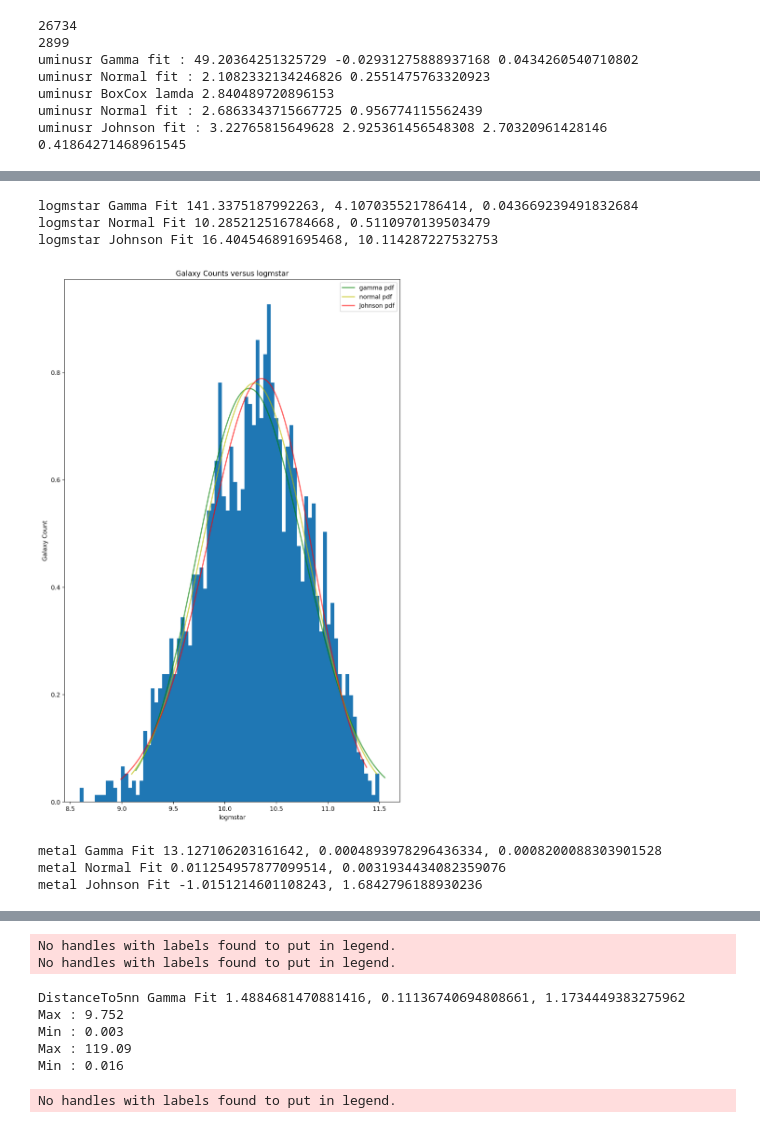
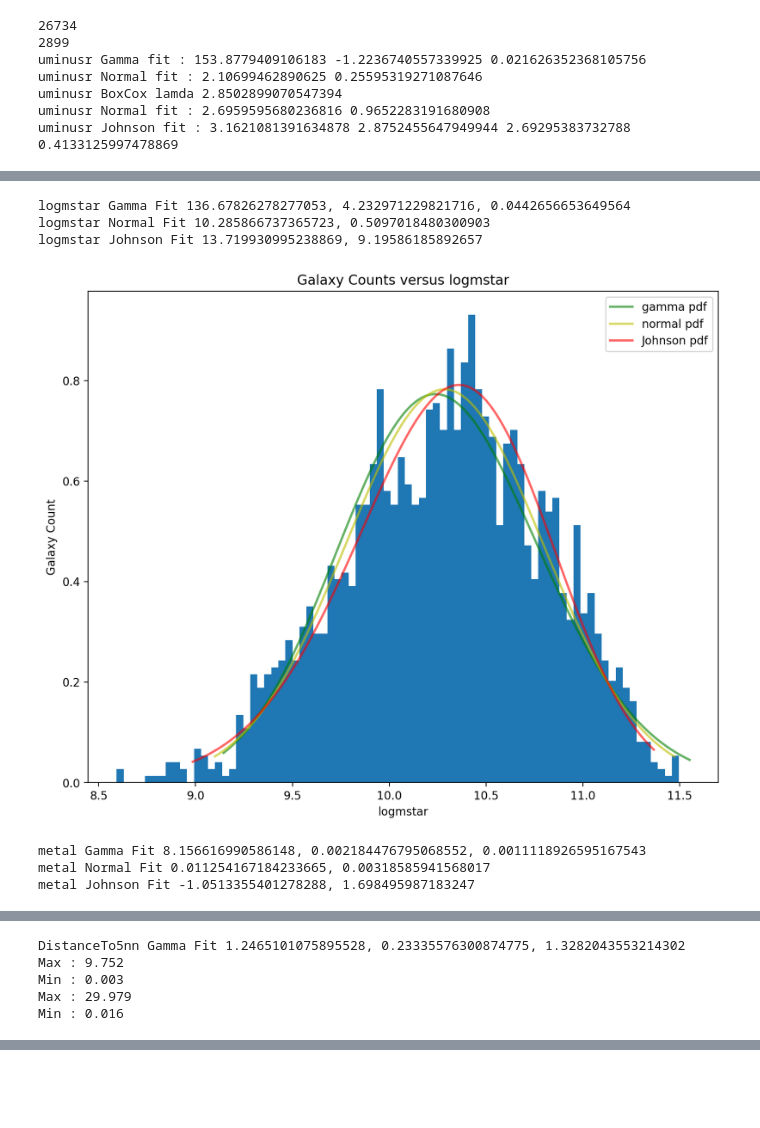
Before and after one commit to KeithSloan/MSc_Project, a Jupyter notebook: Jupyter/AstropyTable/DistributionPlotsEllipticalsEnvironments.ipynb, the cells around one changed output, grey strips where cells are left out. Cells and saved outputs as stored; diff of their text form; code cells hidden in the pictures; blank space fills up the shorter version.

```diff
--- a/Jupyter/AstropyTable/DistributionPlotsEllipticalsEnvironments.ipynb
+++ b/Jupyter/AstropyTable/DistributionPlotsEllipticalsEnvironments.ipynb
@@ -12,7 +12,9 @@ RErange = RErange[RErange['ELLIPTICAL_CODE'] == 1]
 print(len(RErange))
 RErange = RErange[RErange['SurfaceDensityFlag'] == 0]
 #RErange = RErange[RErange['DistanceTo5nnFlag'] == 0]
-#RErange = RErange[RErange['SurfaceDensity'] < 50]
+
+RErange = RErange[RErange['SurfaceDensity'] < 30]
+
 RErange = RErange[RErange['AGEDenParFlag'] == 0]
 RErange = RErange[RErange['CountInCylFlag'] == 0]
 RErange = RErange[RErange['uminusr']> 0.001]
@@ -75,7 +77,7 @@ ax1.legend()
 plt.savefig('../../ChartsPlots/DistributionsCounts-minusr.png')
 plt.show()
 
-fig = plt.figure(figsize=(10, 16), dpi=200)
+fig = plt.figure(figsize=(10, 8), dpi=200)
 xfield ='logmstar'
 ax2 = fig.add_subplot(1, 1, 1)
 ax2.title.set_text('Galaxy Counts versus logmstar')
@@ -143,15 +145,15 @@ ax3.legend()
 plt.savefig('../../ChartsPlots/DistributionsCounts-metal.png')
 plt.show()
 
-fig = plt.figure(figsize=(10, 8), dpi=200)
-ax4 = fig.add_subplot(1, 1, 1)
-ax4.title.set_text('Distributions same Plot')
+#fig = plt.figure(figsize=(10, 8), dpi=200)
+#ax4 = fig.add_subplot(1, 1, 1)
+#ax4.title.set_text('Distributions same Plot')
 
-ax4.plot(xj, stats.johnsonsu.pdf(xj, aj, bj, loc=cj, scale=dj),'r-', lw=2, alpha=0.6, label='uminusr pdf')
-ax4.plot(xlj, stats.johnsonsu.pdf(xlj, alj, blj, loc=clj, scale=dlj),'m-', lw=2, alpha=0.6, label='logmstar pdf')
-ax4.plot(xmj, stats.johnsonsu.pdf(xmj, amj, bmj, loc=cmj, scale=dmj),'y-', lw=2, alpha=0.6, label='metal pdf')
-plt.savefig('../../ChartsPlots/DistributionsCounts-all.png')
-plt.show()
+#ax4.plot(xj, stats.johnsonsu.pdf(xj, aj, bj, loc=cj, scale=dj),'r-', lw=2, alpha=0.6, label='uminusr pdf')
+#ax4.plot(xlj, stats.johnsonsu.pdf(xlj, alj, blj, loc=clj, scale=dlj),'m-', lw=2, alpha=0.6, label='logmstar pdf')
+#ax4.plot(xmj, stats.johnsonsu.pdf(xmj, amj, bmj, loc=cmj, scale=dmj),'y-', lw=2, alpha=0.6, label='metal pdf')
+#plt.savefig('../../ChartsPlots/DistributionsCounts-all.png')
+#plt.show()
 
 fig = plt.figure(figsize=(10, 8), dpi=200)
 xfield = 'CountInCyl'
@@ -173,7 +175,7 @@ xp0, xp1 = stats.pareto.ppf([0.01, 0.99], ap, loc=bp, scale=cp)
 xp = np.linspace(xp0,xp1,100)
 
 #ax5.plot(xg, stats.geom.pdf(xg, loc=ag, scale=bg),'g-', lw=2, alpha=0.6, label='geom pdf')
-#ax5.plot(xe, stats.expon.pdf(xe, loc=ae, scale=be),'g-', lw=2, alpha=0.6, label='expon pdf')
+ax5.plot(xe, stats.expon.pdf(xe, loc=ae, scale=be),'g-', lw=2, alpha=0.6, label='expon pdf')
 #ax5.plot(xp, stats.pareto.pdf(xp, ap, loc=bp, scale=cp),'r-', lw=2, alpha=0.6, label='pareto pdf')
 ax5.hist(RErange[xfield].data, bins=int(0.9+max(RErange[xfield])), density=True)
 #ax5.plot(xcn,ycn,'b', label='Cox Box Inverse')
@@ -212,7 +214,7 @@ xap0, xap1 = stats.pareto.ppf([0.01, 0.99], aap, loc=bap, scale=cap)
 xap = np.linspace(xap0,xap1,100)
 
 #ax2.plot(xg, stats.geom.pdf(xg, loc=ag, scale=bg),'g-', lw=2, alpha=0.6, label='geom pdf')
-#ax7.plot(xae, stats.expon.pdf(xae, loc=aae, scale=bae),'g-', lw=2, alpha=0.6, label='expon pdf')
+ax7.plot(xae, stats.expon.pdf(xae, loc=aae, scale=bae),'g-', lw=2, alpha=0.6, label='expon pdf')
 #ax7.plot(xap, stats.pareto.pdf(xap, aap, loc=bap, scale=cap),'r-', lw=2, alpha=0.6, label='pareto pdf')
 ax7.hist(RErange[xfield], bins=int(0.9+max(RErange[xfield])), density=True)
 #ax4.plot(xag, stats.gamma.pdf(xag, aag, loc=bag, scale = cag),'r-', lw=2, alpha=0.6, label='gamma pdf')
@@ -238,21 +240,21 @@ xsp0, xsp1 = stats.pareto.ppf([0.01, 0.99], asp, loc=bsp, scale=csp)
 xsp = np.linspace(xsp0,xsp1,100)
 
 #ax8.plot(xg, stats.geom.pdf(xg, loc=ag, scale=bg),'g-', lw=2, alpha=0.6, label='geom pdf')
-#ax8.plot(xse, stats.expon.pdf(xse, loc=ase, scale=bse),'g-', lw=2, alpha=0.6, label='expon pdf')
-#ax8.plot(xsp, stats.pareto.pdf(xsp, asp, loc=bsp, scale=csp),'r-', lw=2, alpha=0.6, label='pareto pdf')
+ax8.plot(xse, stats.expon.pdf(xse, loc=ase, scale=bse),'g-', lw=2, alpha=0.6, label='expon pdf')
+ax8.plot(xsp, stats.pareto.pdf(xsp, asp, loc=bsp, scale=csp),'r-', lw=2, alpha=0.6, label='pareto pdf')
 ax8.hist(RErange[xfield].data, bins=binCount, density=True)
 #ax8.plot(xag, stats.gamma.pdf(xs, aas, loc=bs, scale = cs),'r-', lw=2, alpha=0.6, label='gamma pdf')
 #ax8.plot(xcn,ycn,'b', label='Cox Box Inverse')
 ax8.legend()
 
 fig.tight_layout()
-plt.savefig('../../ChartsPlots/DistributionsEnviroments.png')
+plt.savefig('../../ChartsPlots/DistributionsEnvironments.png')
 plt.show()
 # %% [output]
 26734
 2899
-uminusr Gamma fit : 49.20364251325729 -0.02931275888937168 0.0434260540710802
-uminusr Normal fit : 2.1082332134246826 0.2551475763320923
-uminusr BoxCox lamda 2.840489720896153
-uminusr Normal fit : 2.6863343715667725 0.956774115562439
-uminusr Johnson fit : 3.22765815649628 2.925361456548308 2.70320961428146 0.41864271468961545
+uminusr Gamma fit : 153.8779409106183 -1.2236740557339925 0.021626352368105756
+uminusr Normal fit : 2.10699462890625 0.25595319271087646
+uminusr BoxCox lamda 2.8502899070547394
+uminusr Normal fit : 2.6959595680236816 0.9652283191680908
+uminusr Johnson fit : 3.1621081391634878 2.8752455647949944 2.69295383732788 0.4133125997478869
@@ -260,7 +262,7 @@ uminusr Johnson fit : 3.22765815649628 2.925361456548308 2.70320961428146 0.4186
-logmstar Gamma Fit 141.3375187992263, 4.107035521786414, 0.043669239491832684
-logmstar Normal Fit 10.285212516784668, 0.5110970139503479
-logmstar Johnson Fit 16.404546891695468, 10.114287227532753
+logmstar Gamma Fit 136.67826278277053, 4.232971229821716, 0.0442656653649564
+logmstar Normal Fit 10.285866737365723, 0.5097018480300903
+logmstar Johnson Fit 13.719930995238869, 9.19586185892657
-[figure, old version]
+[figure, new version]
-metal Gamma Fit 13.127106203161642, 0.0004893978296436334, 0.0008200088303901528
-metal Normal Fit 0.011254957877099514, 0.0031934434082359076
-metal Johnson Fit -1.0151214601108243, 1.6842796188930236
+metal Gamma Fit 8.156616990586148, 0.002184476795068552, 0.0011118926595167543
+metal Normal Fit 0.011254167184233665, 0.00318585941568017
+metal Johnson Fit -1.0513355401278288, 1.698495987183247
@@ -267,0 +270,5 @@ metal Johnson Fit -1.0151214601108243, 1.6842796188930236
+DistanceTo5nn Gamma Fit 1.2465101075895528, 0.23335576300874775, 1.3282043553214302
+Max : 9.752
+Min : 0.003
+Max : 29.979
+Min : 0.016
@@ -269,8 +275,0 @@ metal Johnson Fit -1.0151214601108243, 1.6842796188930236
-No handles with labels found to put in legend.
-No handles with labels found to put in legend.
-DistanceTo5nn Gamma Fit 1.4884681470881416, 0.11136740694808661, 1.1734449383275962
-Max : 9.752
-Min : 0.003
-Max : 119.09
-Min : 0.016
-No handles with labels found to put in legend.
```
Also changed, not shown: parts of 1 cell of this notebook, 10 other files.
